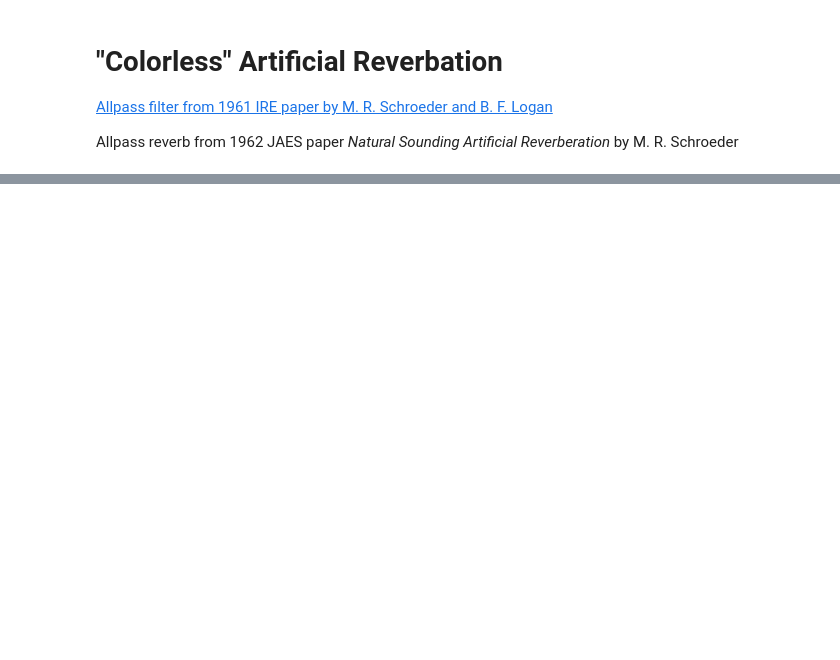
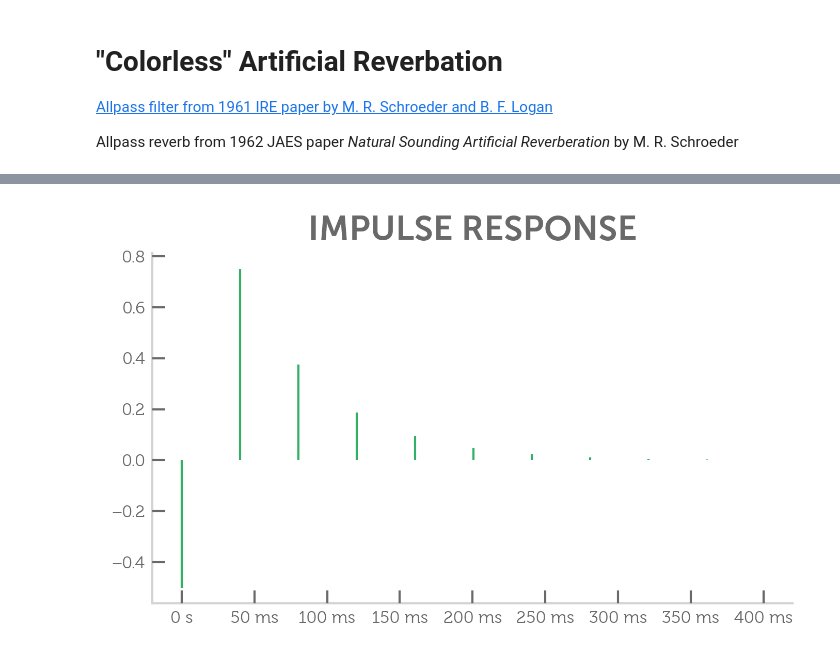
Before and after one commit to ciwhitfill/reverb, a Jupyter notebook: Schroeder.ipynb, the cells around one changed output, grey strips where cells are left out. Saved outputs shown, nothing was run; the diff lists cells and outputs as text; code cells hidden in the pictures; blank space fills up the shorter version.

```diff
--- a/Schroeder.ipynb
+++ b/Schroeder.ipynb
@@ -147,2 +183,19 @@ class AllPassDelay(CombFilter):
 
         self.delay.tick(delay_input)
+# %%
+input_file = "./input.wav"
+output_file = "./allpass_output.wav"
+
+with wave.open(input_file, "r") as wave_file:
+    sample_rate = wave_file.getframerate()
+
+kwargs = {
+    'sample_rate': sample_rate,
+    'delay_ms': 40.1113,
+    'coeff': 0.5
+}
+
+allpass_delay = SchroederAllPass(**kwargs)
+
+process_file(input_file, output_file, allpass_delay)
+display.Audio(filename=output_file)
@@ -148,0 +204,18 @@ class AllPassDelay(CombFilter):
+# %%
+allpass_delay.clear()
+
+time = 0.4
+samples = fft.next_fast_len(int(time * sample_rate))
+x = np.linspace(0.0, time, samples, endpoint=False)
+impulse = signal.unit_impulse(x.size)
+
+impulse_response = np.zeros(impulse.size)
+for index, sample in enumerate(impulse):
+    impulse_response[index] = allpass_delay.output
+    allpass_delay.tick(sample)
+
+plot_ir(x, impulse_response, 'C6')
+
+plt.show()
+# %% [output]
+[figure, added]
```
Also changed, not shown: parts of 10 cells of this notebook, 6 other files.
